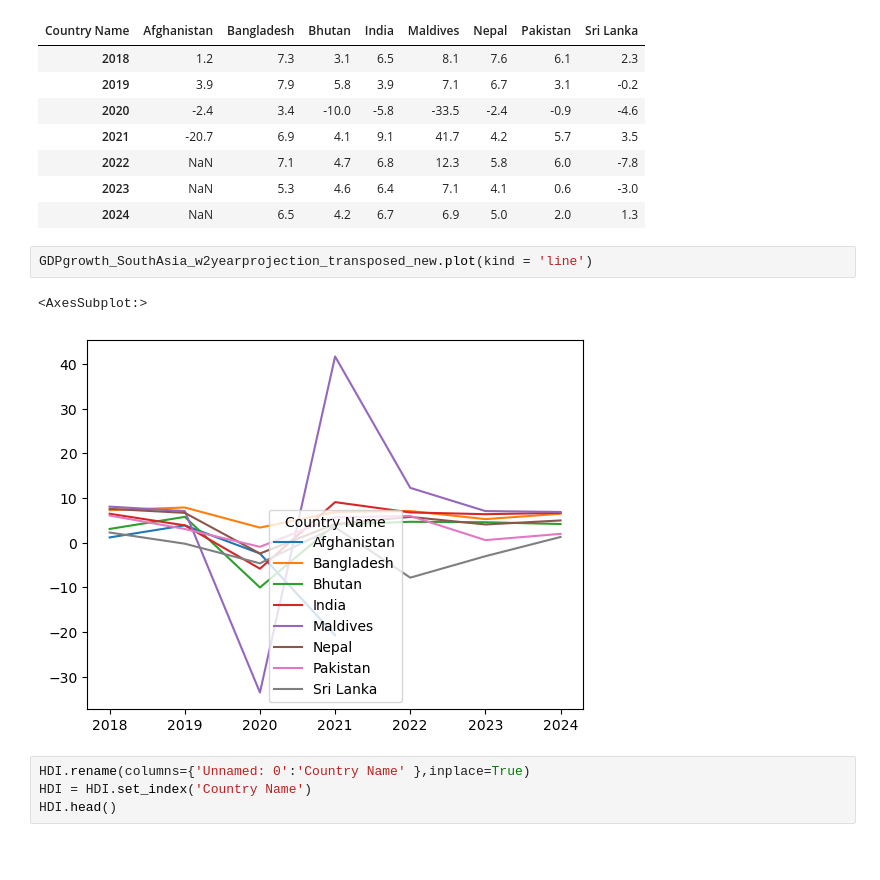
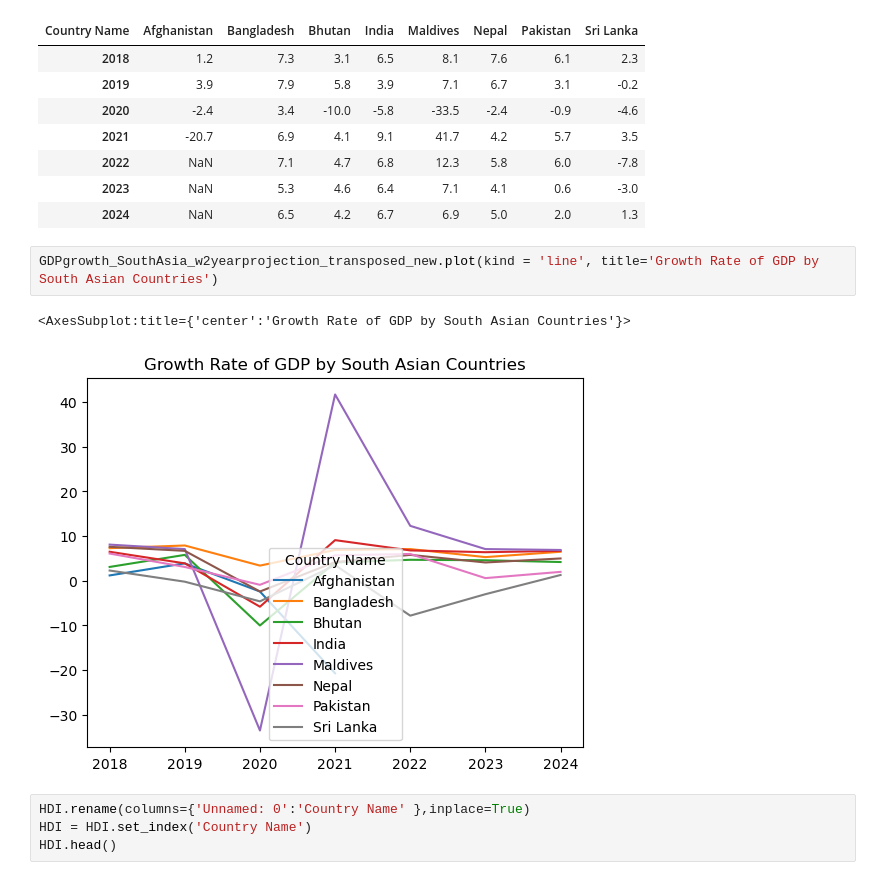
Before and after one commit to RuizLorenzoChavez/asean-datascience, a Jupyter notebook: GillCleaning.ipynb, the cells around one changed output. Saved outputs shown, nothing was run; the diff lists cells and outputs as text; blank space fills up the shorter version.

```diff
--- a/GillCleaning.ipynb
+++ b/GillCleaning.ipynb
@@ -424,10 +424,10 @@ GDPgrowth_SouthAsia_w2yearprojection_transposed_new
 | 2023 | NaN | 5.3 | 4.6 | 6.4 | 7.1 | 4.1 | 0.6 | -3.0 |
 | 2024 | NaN | 6.5 | 4.2 | 6.7 | 6.9 | 5.0 | 2.0 | 1.3 |
 # %%
-GDPgrowth_SouthAsia_w2yearprojection_transposed_new.plot(kind = 'line')
+GDPgrowth_SouthAsia_w2yearprojection_transposed_new.plot(kind = 'line', title='Growth Rate of GDP by South Asian Countries')
 # %% [output]
-<AxesSubplot:>
+<AxesSubplot:title={'center':'Growth Rate of GDP by South Asian Countries'}>
-[figure, old version]
+[figure, new version]
 # %%
 HDI.rename(columns={'Unnamed: 0':'Country Name' },inplace=True)
 HDI = HDI.set_index('Country Name')
```
Also changed, not shown: parts of 11 cells of this notebook.
